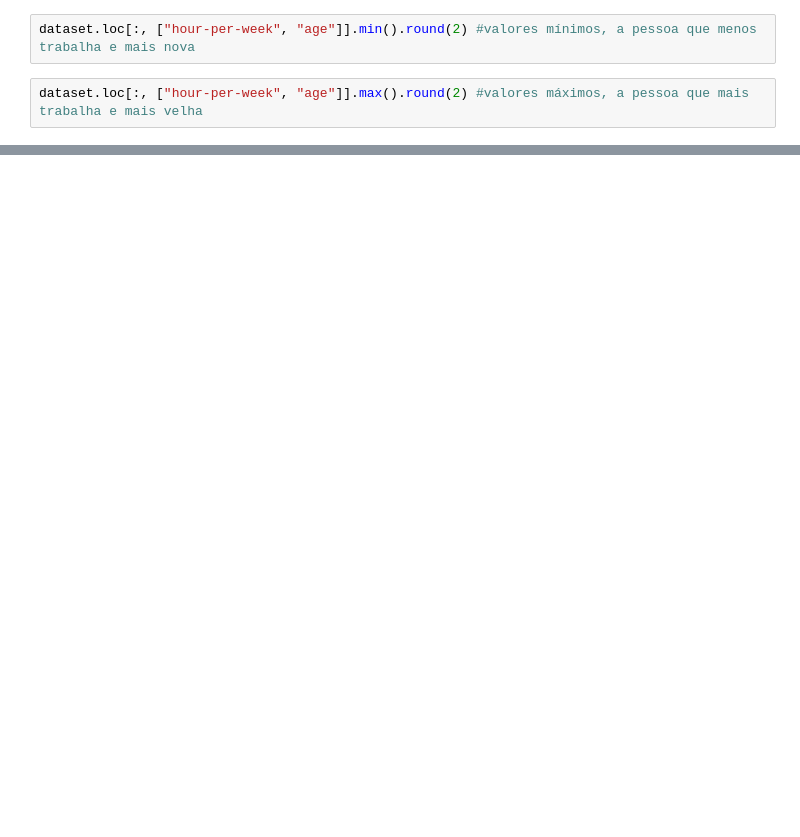
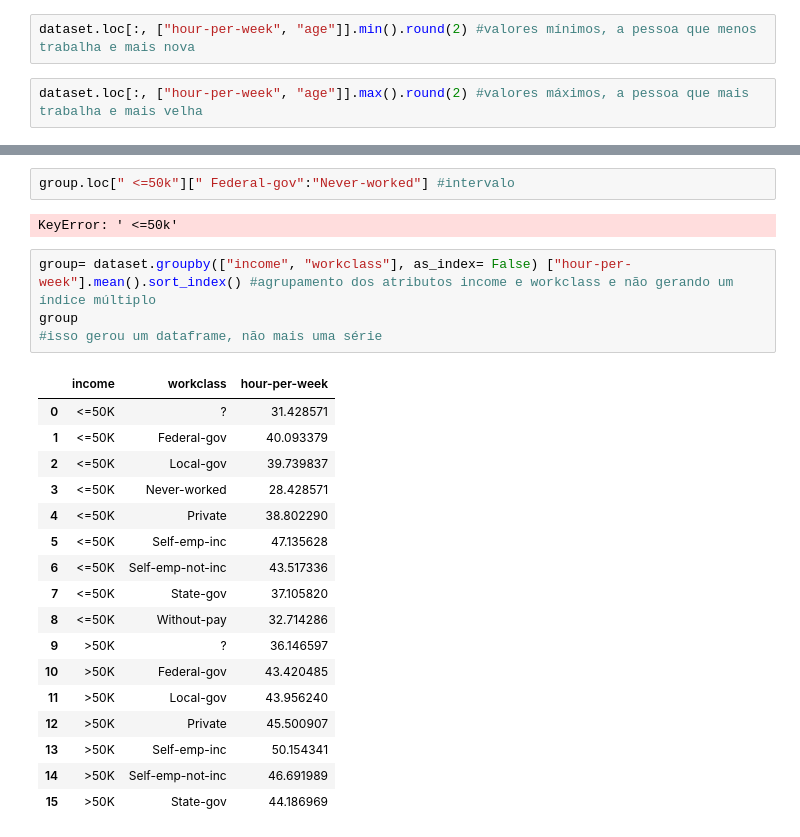
Before and after one commit to DanRelief/DanRelief, a Jupyter notebook: Pandas.ipynb, the cells around one changed output, grey strips where cells are left out. Saved outputs shown, nothing was run; the diff lists cells and outputs as text; blank space fills up the shorter version.

```diff
--- a/Pandas.ipynb
+++ b/Pandas.ipynb
@@ -817,0 +1204,26 @@ dtype: float64
+# %%
+group.loc[" <=50k"][" Federal-gov":"Never-worked"] #intervalo
+# %% [output]
+KeyError: ' <=50k'
+# %%
+group= dataset.groupby(["income", "workclass"], as_index= False) ["hour-per-week"].mean().sort_index() #agrupamento dos atributos income e workclass e não gerando um índice múltiplo
+group
+#isso gerou um dataframe, não mais uma série
+# %% [output]
+|  | income | workclass | hour-per-week |
+| 0 | <=50K | ? | 31.428571 |
+| 1 | <=50K | Federal-gov | 40.093379 |
+| 2 | <=50K | Local-gov | 39.739837 |
+| 3 | <=50K | Never-worked | 28.428571 |
+| 4 | <=50K | Private | 38.802290 |
+| 5 | <=50K | Self-emp-inc | 47.135628 |
+| 6 | <=50K | Self-emp-not-inc | 43.517336 |
+| 7 | <=50K | State-gov | 37.105820 |
+| 8 | <=50K | Without-pay | 32.714286 |
+| 9 | >50K | ? | 36.146597 |
+| 10 | >50K | Federal-gov | 43.420485 |
+| 11 | >50K | Local-gov | 43.956240 |
+| 12 | >50K | Private | 45.500907 |
+| 13 | >50K | Self-emp-inc | 50.154341 |
+| 14 | >50K | Self-emp-not-inc | 46.691989 |
+| 15 | >50K | State-gov | 44.186969 |
```
Also changed, not shown: parts of 98 cells of this notebook.
